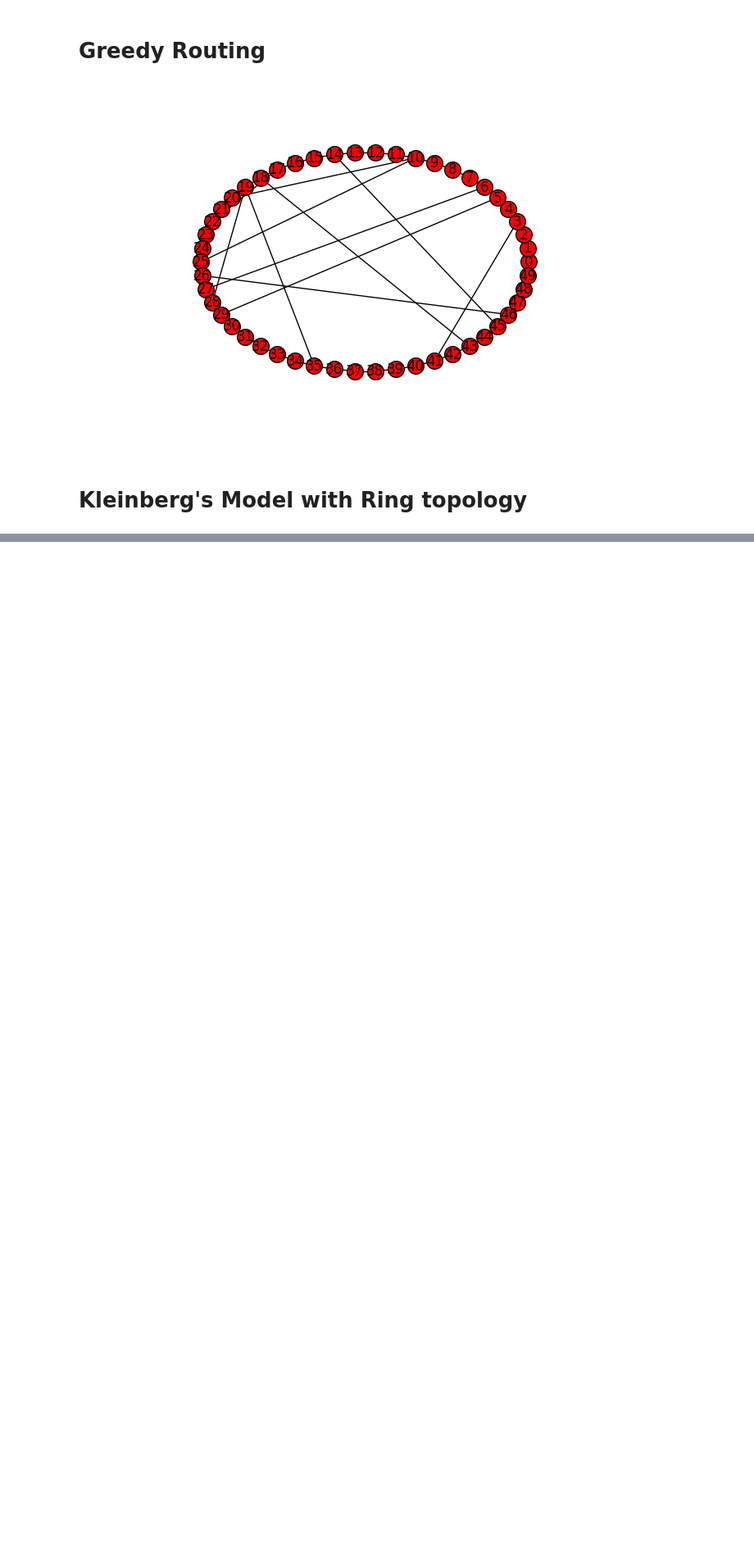
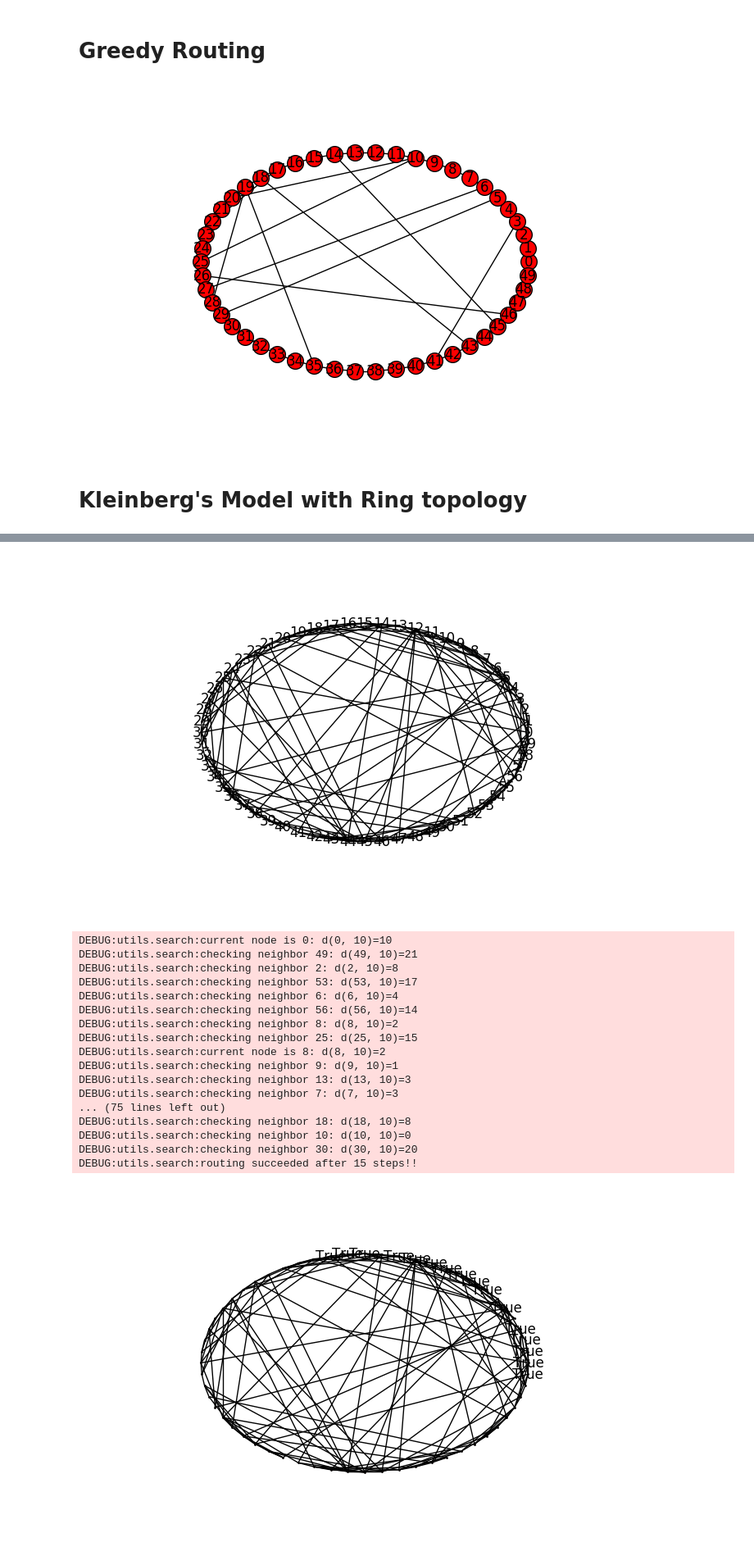
Before and after one commit to akiratk0355/navigable-network-analysis, a Jupyter notebook: networkx.ipynb, the cells around one changed output, grey strips where cells are left out. Shown at 82% size. Cells and saved outputs as stored; diff of their text form; code cells hidden in the pictures; blank space fills up the shorter version.

```diff
--- a/networkx.ipynb
+++ b/networkx.ipynb
@@ -210,0 +353,28 @@ G.nodes()
+# %%
+logging.root.setLevel(logging.DEBUG)
+G = kleinberg_ring(60, p=0, q=3, r=1)
+nx.draw_circular(G, with_labels=True, node_size=1)
+plt.show()
+path, labels, step = greedy_path(G, 0, 10, strict=False)
+nx.draw_circular(G, with_labels=True, node_size=1, labels=labels)
+plt.show()
+# %% [output]
+[figure, added]
+DEBUG:utils.search:current node is 0: d(0, 10)=10
+DEBUG:utils.search:checking neighbor 49: d(49, 10)=21
+DEBUG:utils.search:checking neighbor 2: d(2, 10)=8
+DEBUG:utils.search:checking neighbor 53: d(53, 10)=17
+DEBUG:utils.search:checking neighbor 6: d(6, 10)=4
+DEBUG:utils.search:checking neighbor 56: d(56, 10)=14
+DEBUG:utils.search:checking neighbor 8: d(8, 10)=2
+DEBUG:utils.search:checking neighbor 25: d(25, 10)=15
+DEBUG:utils.search:current node is 8: d(8, 10)=2
+DEBUG:utils.search:checking neighbor 9: d(9, 10)=1
+DEBUG:utils.search:checking neighbor 13: d(13, 10)=3
+DEBUG:utils.search:checking neighbor 7: d(7, 10)=3
+... (75 lines left out)
+DEBUG:utils.search:checking neighbor 18: d(18, 10)=8
+DEBUG:utils.search:checking neighbor 10: d(10, 10)=0
+DEBUG:utils.search:checking neighbor 30: d(30, 10)=20
+DEBUG:utils.search:routing succeeded after 15 steps!!
+[figure, added]
```
Also changed, not shown: parts of 30 cells of this notebook, 3 other files.
